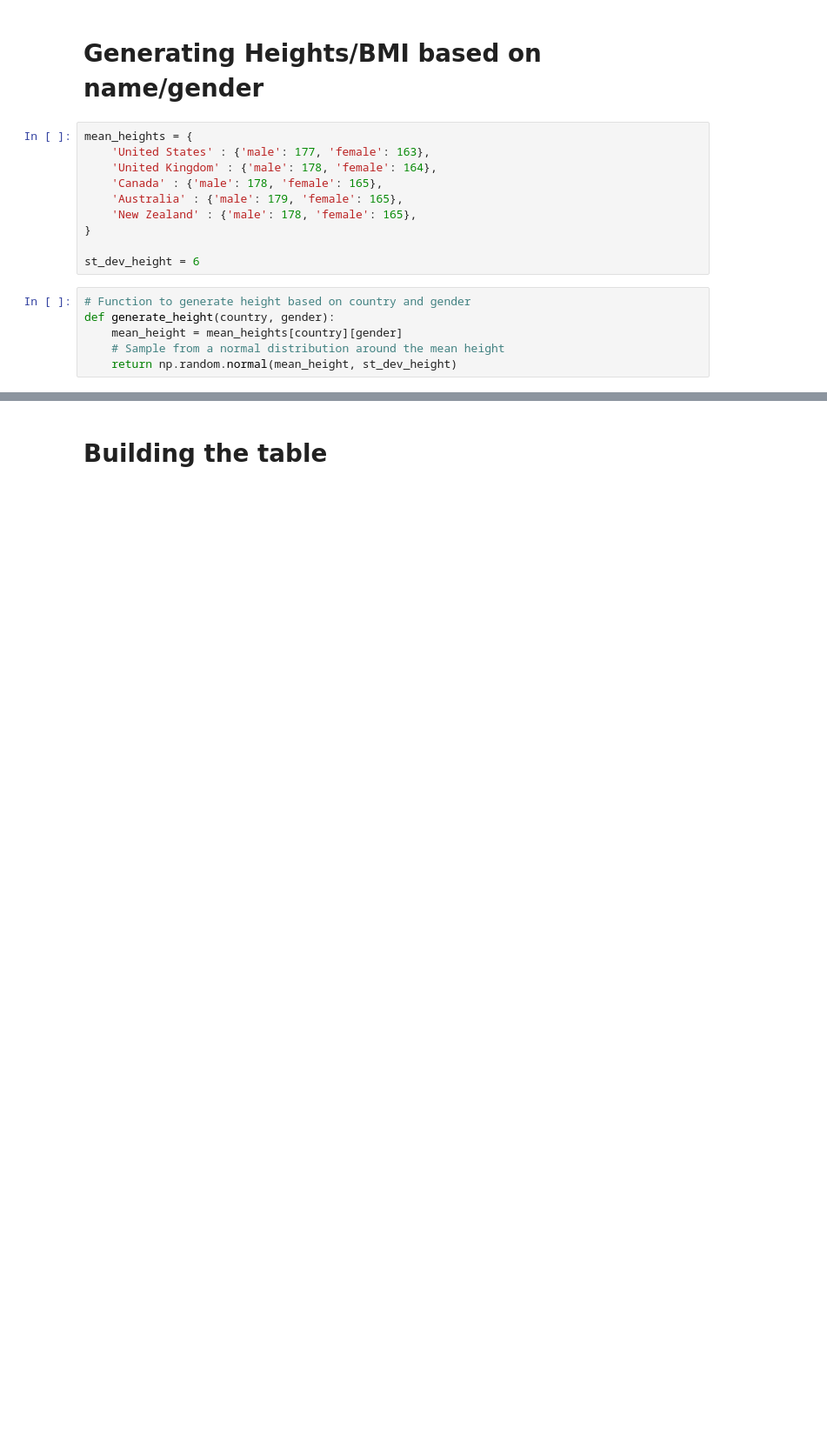
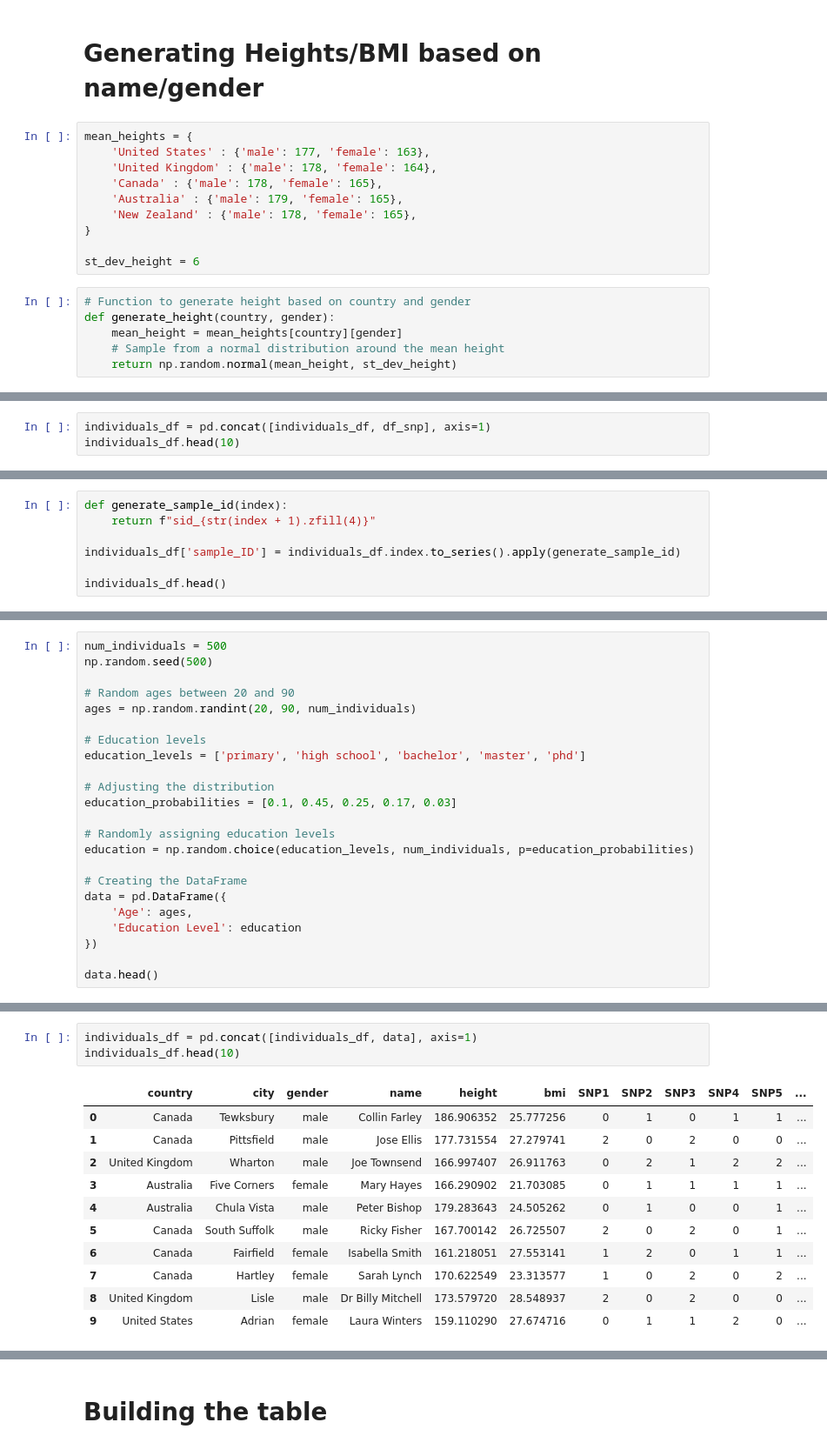
Before and after one commit to lws2022/Data_Simulation, a Jupyter notebook: Laura.ipynb, the cells around one changed output, grey strips where cells are left out. Shown at 87% size. Drawn from its saved outputs; the diff is of its cells as text; blank space fills up the shorter version.

```diff
--- a/Laura.ipynb
+++ b/Laura.ipynb
@@ -162,0 +227,3 @@ individuals_df.head(10)
+# %%
+individuals_df = pd.concat([individuals_df, df_snp], axis=1)
+individuals_df.head(10)
@@ -162,0 +244,7 @@ individuals_df.head(10)
+# %%
+def generate_sample_id(index):
+    return f"sid_{str(index + 1).zfill(4)}"
+
+individuals_df['sample_ID'] = individuals_df.index.to_series().apply(generate_sample_id)
+
+individuals_df.head()
@@ -162,0 +260,23 @@ individuals_df.head(10)
+# %%
+num_individuals = 500
+np.random.seed(500)
+
+# Random ages between 20 and 90
+ages = np.random.randint(20, 90, num_individuals)
+
+# Education levels
+education_levels = ['primary', 'high school', 'bachelor', 'master', 'phd']
+
+# Adjusting the distribution
+education_probabilities = [0.1, 0.45, 0.25, 0.17, 0.03]
+
+# Randomly assigning education levels
+education = np.random.choice(education_levels, num_individuals, p=education_probabilities)
+
+# Creating the DataFrame
+data = pd.DataFrame({
+    'Age': ages,
+    'Education Level': education
+})
+
+data.head()
@@ -162,0 +290,15 @@ individuals_df.head(10)
+# %%
+individuals_df = pd.concat([individuals_df, data], axis=1)
+individuals_df.head(10)
+# %% [output]
+|  | country | city | gender | name | height | bmi | SNP1 | SNP2 | SNP3 | SNP4 | SNP5 | ... |
+| 0 | Canada | Tewksbury | male | Collin Farley | 186.906352 | 25.777256 | 0 | 1 | 0 | 1 | 1 | ... |
+| 1 | Canada | Pittsfield | male | Jose Ellis | 177.731554 | 27.279741 | 2 | 0 | 2 | 0 | 0 | ... |
+| 2 | United Kingdom | Wharton | male | Joe Townsend | 166.997407 | 26.911763 | 0 | 2 | 1 | 2 | 2 | ... |
+| 3 | Australia | Five Corners | female | Mary Hayes | 166.290902 | 21.703085 | 0 | 1 | 1 | 1 | 1 | ... |
+| 4 | Australia | Chula Vista | male | Peter Bishop | 179.283643 | 24.505262 | 0 | 1 | 0 | 0 | 1 | ... |
+| 5 | Canada | South Suffolk | male | Ricky Fisher | 167.700142 | 26.725507 | 2 | 0 | 2 | 0 | 1 | ... |
+| 6 | Canada | Fairfield | female | Isabella Smith | 161.218051 | 27.553141 | 1 | 2 | 0 | 1 | 1 | ... |
+| 7 | Canada | Hartley | female | Sarah Lynch | 170.622549 | 23.313577 | 1 | 0 | 2 | 0 | 2 | ... |
+| 8 | United Kingdom | Lisle | male | Dr Billy Mitchell | 173.579720 | 28.548937 | 2 | 0 | 2 | 0 | 0 | ... |
+| 9 | United States | Adrian | female | Laura Winters | 159.110290 | 27.674716 | 0 | 1 | 1 | 2 | 0 | ... |
```
Also changed, not shown: parts of 22 cells of this notebook, 1 other file.
